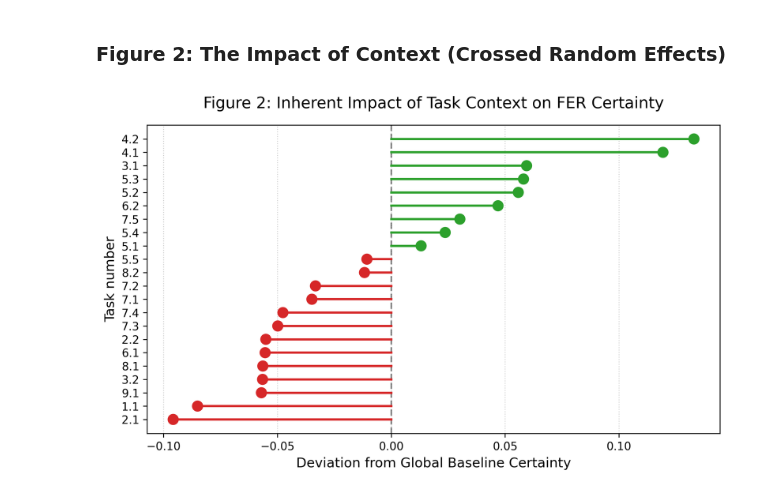
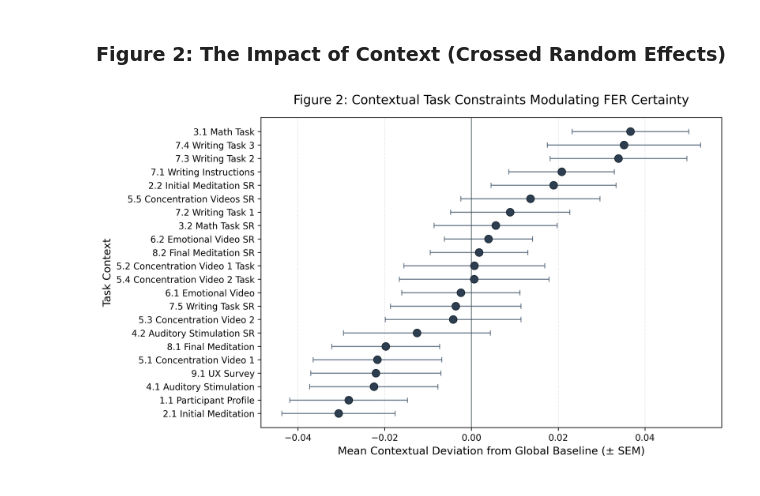
Before and after one commit to alonso284/FER-Study, a Jupyter notebook: final-models/final_model_training.ipynb, the cells around one changed output. Saved outputs shown, nothing was run; the diff lists cells and outputs as text; code cells hidden in the pictures.

Commit message:
Improved graphs of LMM model

```diff
--- a/final-models/final_model_training.ipynb
+++ b/final-models/final_model_training.ipynb
@@ -685,51 +700,96 @@ plt.close()
 # %%
 # ==========================================
 # FIGURE 2: Caterpillar Plot for Task_Num
 # ==========================================
+import collections
+
+TASK_LABEL_MAP = {
+    "1.1": "1.1 Participant Profile",
+    "2.1": "2.1 Initial Meditation",
+    "2.2": "2.2 Initial Meditation SR",
+    "3.1": "3.1 Math Task",
+    "3.2": "3.2 Math Task SR",
+    "4.1": "4.1 Auditory Stimulation",
+    "4.2": "4.2 Auditory Stimulation SR",
+    "5.1": "5.1 Concentration Video 1",
+    "5.2": "5.2 Concentration Video 1 Task",
+    "5.3": "5.3 Concentration Video 2",
+    "5.4": "5.4 Concentration Video 2 Task",
+    "5.5": "5.5 Concentration Videos SR",
+    "6.1": "6.1 Emotional Video",
+    "6.2": "6.2 Emotional Video SR",
+    "7.1": "7.1 Writing Instructions",
+    "7.2": "7.2 Writing Task 1",
+    "7.3": "7.3 Writing Task 2",
+    "7.4": "7.4 Writing Task 3",
+    "7.5": "7.5 Writing Task SR",
+    "8.1": "8.1 Final Meditation",
+    "8.2": "8.2 Final Meditation SR",
+    "9.1": "9.1 UX Survey",
+}
 
 re_dict = lmm_results.random_effects
+task_raw_effects = collections.defaultdict(list)
 
-task_effects = {}
 for subject, effects in re_dict.items():
     for name, value in effects.items():
         if "task_num" in name:
-            # Extract the actual task name and drop the statsmodels variance-component prefix
-            clean_name = name.split("[")[-1].replace("]", "")
-            # LMM assumes the same random effect value for a task across all subjects
-            if clean_name not in task_effects:
-                task_effects[clean_name] = value
+            clean_name = name.split("[")[-1].replace("]", "").replace("T.", "")
+            task_raw_effects[clean_name].append(value)
 
+task_effects = {}
+task_sems = {}
+for clean_name, values in task_raw_effects.items():
+    display_name = TASK_LABEL_MAP.get(clean_name, clean_name)
+    task_effects[display_name] = np.mean(values)
+    task_sems[display_name] = np.std(values, ddof=1) / np.sqrt(len(values))
 
-# Convert to DataFrame and sort
 task_df = pd.DataFrame(list(task_effects.items()), columns=["Task", "RandomEffect"])
+task_df["SEM"] = task_df["Task"].map(task_sems)
 task_df = task_df.sort_values(by="RandomEffect", ascending=True)
 
-# Create the Caterpillar Plot
-fig, ax = plt.subplots(figsize=(8, 5))
+# Plot Initialization (Dimensions scale matching Panel B's aspect ratio layout)
+fig, ax = plt.subplots(figsize=(10, 6))
+y_pos_task = np.arange(len(task_df))
 
-# Plot the points
-y_pos_task = np.arange(len(task_df))
-colors = ["#d62728" if x < 0 else "#2ca02c" for x in task_df["RandomEffect"]]
-ax.scatter(task_df["RandomEffect"], y_pos_task, color=colors, s=80, zorder=3)
+# 1. Solid vertical baseline anchor (Identical to Panel B)
+ax.axvline(x=0, color="#7f8c8d", linestyle="-", linewidth=1.2, zorder=1)
 
-# Add stems/lines to the zero axis
-for i, value in enumerate(task_df["RandomEffect"]):
-    ax.plot([0, value], [i, i], color=colors[i], linestyle="-", linewidth=2, zorder=2)
+# 2. Clean horizontal Standard Error intervals (Identical to Panel B)
+ax.errorbar(
+    task_df["RandomEffect"],
+    y_pos_task,
+    xerr=task_df["SEM"],
+    fmt="none",
+    ecolor="#34495e",
+    capsize=3,
+    elinewidth=1.2,
+    alpha=0.7,
+    zorder=2,
+)
 
-# Add vertical reference line
-ax.axvline(x=0, color="black", linestyle="--", alpha=0.5, zorder=1)
+# 3. Standardized dark slate markers (Identical to Panel B)
+ax.scatter(
+    task_df["RandomEffect"],
+    y_pos_task,
+    color="#2c3e50",
+    s=75,
+    edgecolors="#1c2833",
+    linewidths=0.8,
+    zorder=3,
+)
 
 # Formatting
 ax.set_yticks(y_pos_task)
 ax.set_yticklabels(task_df["Task"])
-ax.set_xlabel("Deviation from Global Baseline Certainty")
-ax.set_title("Figure 2: Inherent Impact of Task Context on FER Certainty", pad=15)
-ax.grid(axis="x", linestyle=":", alpha=0.6)
-ax.set_ylabel("Task number")
+ax.set_xlabel("Mean Contextual Deviation from Global Baseline (± SEM)")
+ax.set_ylabel("Task Context")
+ax.set_title("Figure 2: Contextual Task Constraints Modulating FER Certainty", pad=15)
+ax.grid(axis="x", linestyle=":", alpha=0.5, zorder=0)
 
 plt.tight_layout()
 plt.savefig("figures/Fig2_Caterpillar_Task.png")
 plt.show()
 plt.close()
 # %% [output]
-[figure, old version]
+[figure, new version]
```
Also changed, not shown: parts of 1 cell of this notebook, 2 other files.
